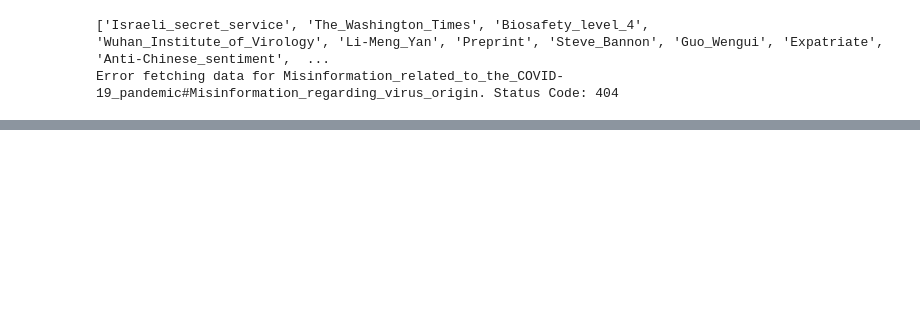
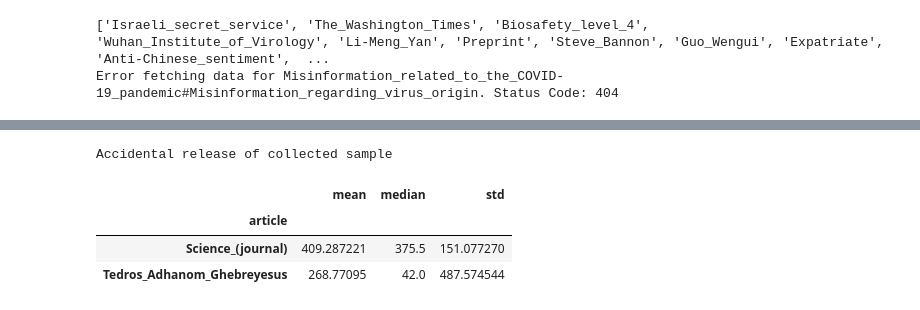
Before and after one commit to epfl-ada/ada-2023-project-thedogues1815, a Jupyter notebook: data_clustering_pablo_milestone3.ipynb, the cells around one changed output, grey strips where cells are left out. Cells and saved outputs as stored; diff of their text form; code cells hidden in the pictures; blank space fills up the shorter version.

```diff
--- a/data_clustering_pablo_milestone3.ipynb
+++ b/data_clustering_pablo_milestone3.ipynb
@@ -180,0 +303,2 @@ getViewsNormalizedTotal(topic, standarization).plot()
+# %%
+topic = wikiTopic(df_fakecovidNews, 3)
@@ -180,0 +323,10 @@ getViewsNormalizedTotal(topic, standarization).plot()
+# %%
+print(topic.df["Sub-subheading"])
+
+getInfoByArticles(topic.dfView)
+# %% [output]
+Accidental release of collected sample
+|  | mean | median | std |
+| article |  |  |  |
+| Science_(journal) | 409.287221 | 375.5 | 151.077270 |
+| Tedros_Adhanom_Ghebreyesus | 268.77095 | 42.0 | 487.574544 |
```
Also changed, not shown: parts of 18 cells of this notebook.
